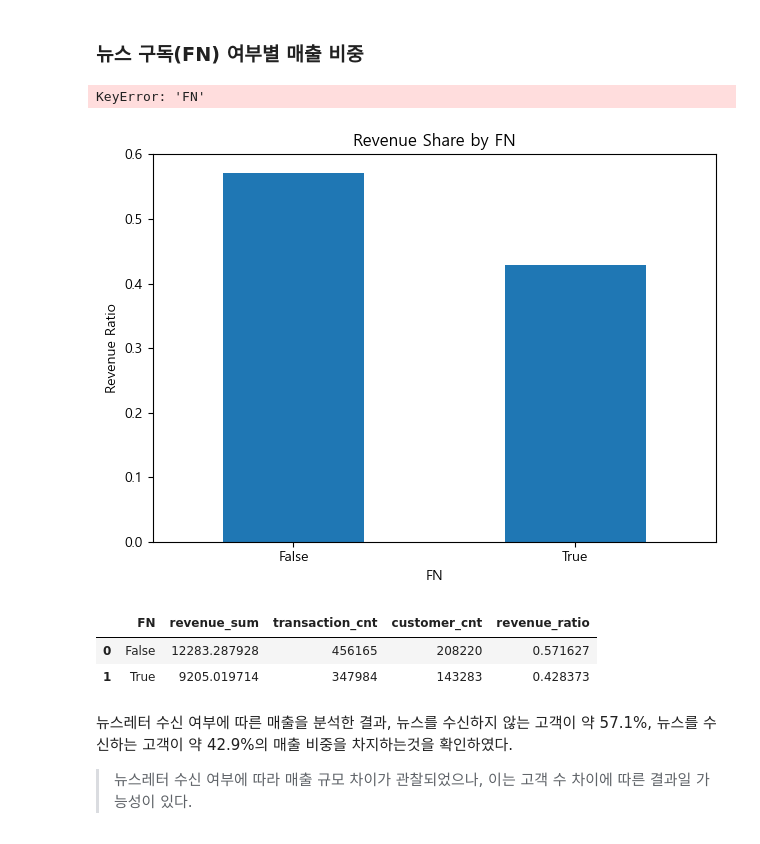
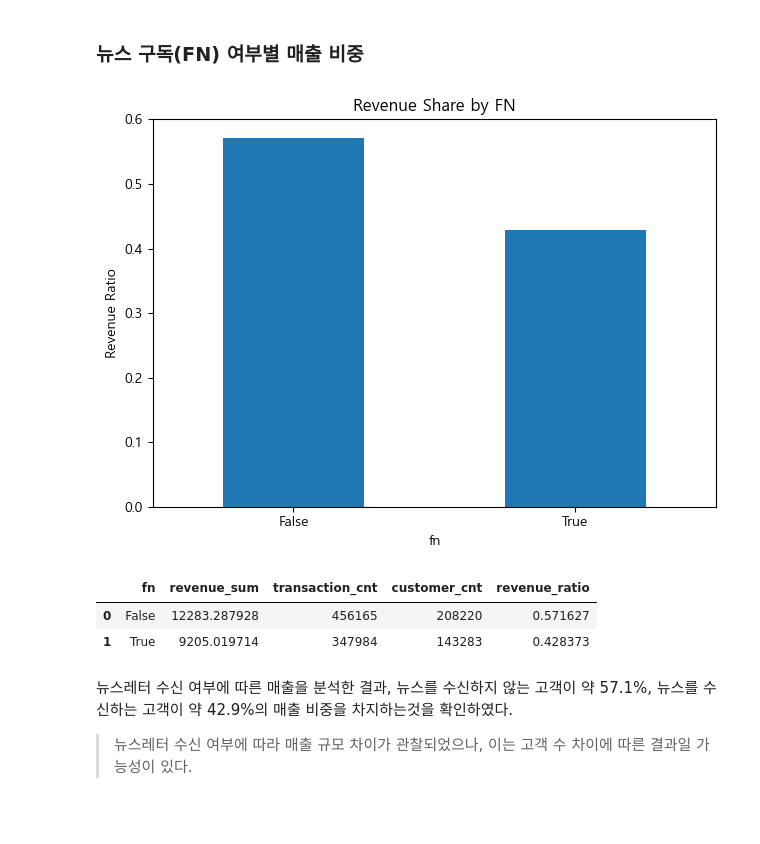
Before and after one commit to leegolem/data-commando-project, a Jupyter notebook: notebooks/member2/3. Analyze_try5_total.ipynb, the cells around one changed output. Saved outputs shown, nothing was run; the diff lists cells and outputs as text; code cells hidden in the pictures.

```diff
--- a/notebooks/member2/3. Analyze_try5_total.ipynb
+++ b/notebooks/member2/3. Analyze_try5_total.ipynb
@@ -374,7 +374,7 @@ plt.show()
 # %%
 fn_overview = (
     analysis_cust
-    .groupby("FN", as_index=False)
+    .groupby("fn", as_index=False)
     .agg(
         revenue_sum=("revenue", "sum"),
         transaction_cnt=("revenue", "count"),
@@ -386,21 +386,19 @@ fn_overview["revenue_ratio"] = (
     fn_overview["revenue_sum"]
     / fn_overview["revenue_sum"].sum()
 )
-# %% [output]
-KeyError: 'FN'
 # %%
-fn_overview.set_index("FN")["revenue_ratio"].plot(kind="bar")
+fn_overview.set_index("fn")["revenue_ratio"].plot(kind="bar")
 plt.title("Revenue Share by FN")
-plt.xlabel("FN")
+plt.xlabel("fn")
 plt.ylabel("Revenue Ratio")
 plt.xticks(rotation=0)
 plt.tight_layout()
 plt.show()
 
 fn_overview
 # %% [output]
 [figure]
-|  | FN | revenue_sum | transaction_cnt | customer_cnt | revenue_ratio |
+|  | fn | revenue_sum | transaction_cnt | customer_cnt | revenue_ratio |
 | 0 | False | 12283.287928 | 456165 | 208220 | 0.571627 |
 | 1 | True | 9205.019714 | 347984 | 143283 | 0.428373 |
 # %% [markdown]
```
Also changed, not shown: parts of 8 cells of this notebook.
